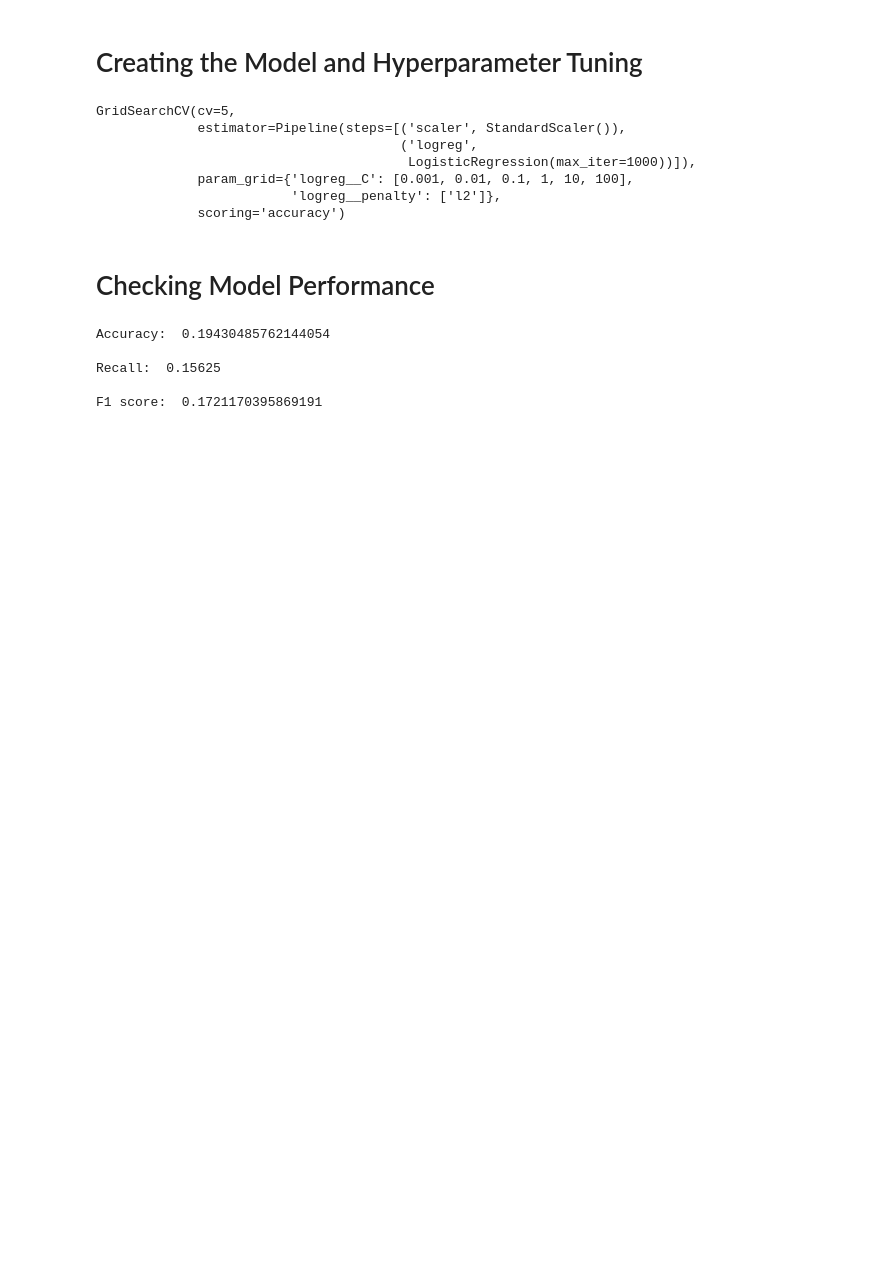
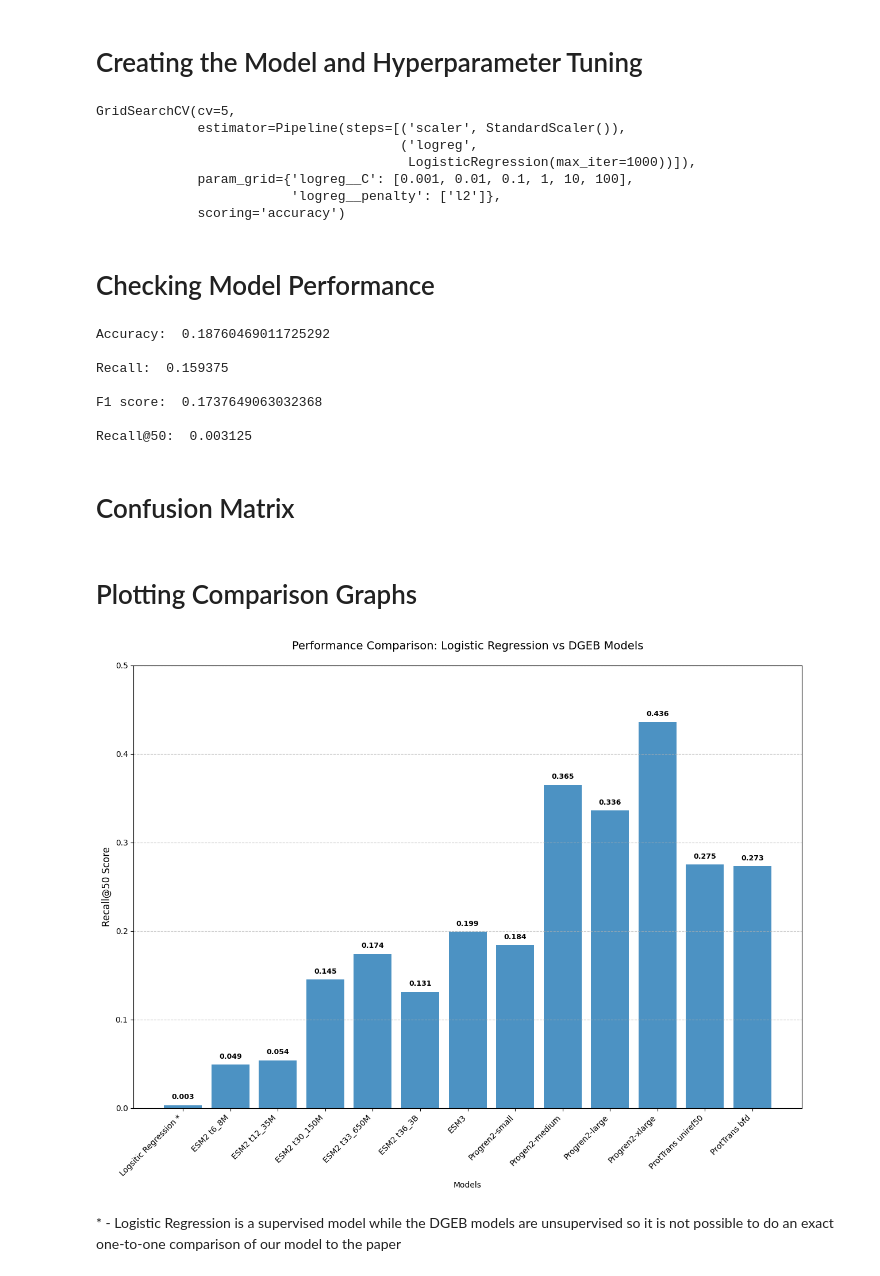
Before and after one commit to advayav/dgeb-comparitive-analysis, a Jupyter notebook: DGEB_BiGene_Mining_LR.ipynb, the cells around one changed output. Drawn from its saved outputs; the diff is of its cells as text; code cells hidden in the pictures; blank space fills up the shorter version.

Commit message:
added graph and made some metric changes

```diff
--- a/DGEB_BiGene_Mining_LR.ipynb
+++ b/DGEB_BiGene_Mining_LR.ipynb
@@ -206,6 +238,7 @@ GridSearchCV(cv=5,
 # Checking Model Performance
 # %%
 y_pred = grid_search.predict(X_test)
+y_predprob = grid_search.predict_proba(X_test)[:, 1]
 
 accuracy = accuracy_score(y_test, y_pred)
 print("Accuracy: ", accuracy)
@@ -219,9 +252,27 @@ print()
 
 f1 = f1_score(y_test, y_pred)
 print("F1 score: ", f1)
+
+print()
+
+def calculate_recall_at_k(y_test, y_predprob, k=50):
+    y_test = np.array(y_test)
+
+    order = np.argsort(y_predprob)[::-1]
+
+    y_test_sorted = y_test[order[:k]]
+
+    return np.sum(y_test_sorted) / np.sum(y_test)
+
+recall_50 = calculate_recall_at_k(y_test, y_predprob, k=50)
+print("Recall@50: ", recall_50)
 # %% [output]
-Accuracy:  0.19430485762144054
+Accuracy:  0.18760469011725292
 
-Recall:  0.15625
+Recall:  0.159375
 
-F1 score:  0.1721170395869191
+F1 score:  0.1737649063032368
+
+Recall@50:  0.003125
+# %% [markdown]
+# Confusion Matrix
@@ -227,0 +282,30 @@ F1 score:  0.1721170395869191
+# %% [markdown]
+# Plotting Comparison Graphs
+# %%
+models = ['Logsitic Regression *', 'ESM2 t6_8M', 'ESM2 t12_35M', 'ESM2 t30_150M', 'ESM2 t33_650M', 'ESM2 t36_3B', 'ESM3',
+          'Progren2-small', 'Progen2-medium', 'Progren2-large', 'Progren2-xlarge', 'ProtTrans uniref50', 'ProtTrans bfd']
+recall50_scores = [recall_50, 0.049, 0.054, 0.145, 0.174, 0.131, 0.199, 0.184, 0.365, 0.336, 0.436, 0.275, 0.273]
+
+plt.figure(figsize=(15, 10))
+bars = plt.bar(models, recall50_scores, alpha=0.8)
+
+# Add styling
+plt.xlabel("Models")
+plt.ylabel("Recall@50 Score", fontsize=12)
+plt.title("Performance Comparison: Logistic Regression vs DGEB Models", fontsize=14, pad=20)
+plt.ylim(0, 0.50)
+plt.grid(axis='y', linestyle='--', alpha=0.7)
+
+plt.xticks(rotation=45, ha='right')
+
+for bar in bars:
+    yval = bar.get_height()
+    plt.text(bar.get_x() + bar.get_width()/2, yval + 0.005,
+             f'{yval:.3f}', ha='center', va='bottom', fontsize=9, fontweight='bold')
+
+# plt.tight_layout()
+plt.show()
+# %% [output]
+[figure, added]
+# %% [markdown]
+\* - Logistic Regression is a supervised model while the DGEB models are unsupervised so it is not possible to do an exact one-to-one comparison of our model to the paper
```
Also changed, not shown: parts of 5 cells of this notebook.
